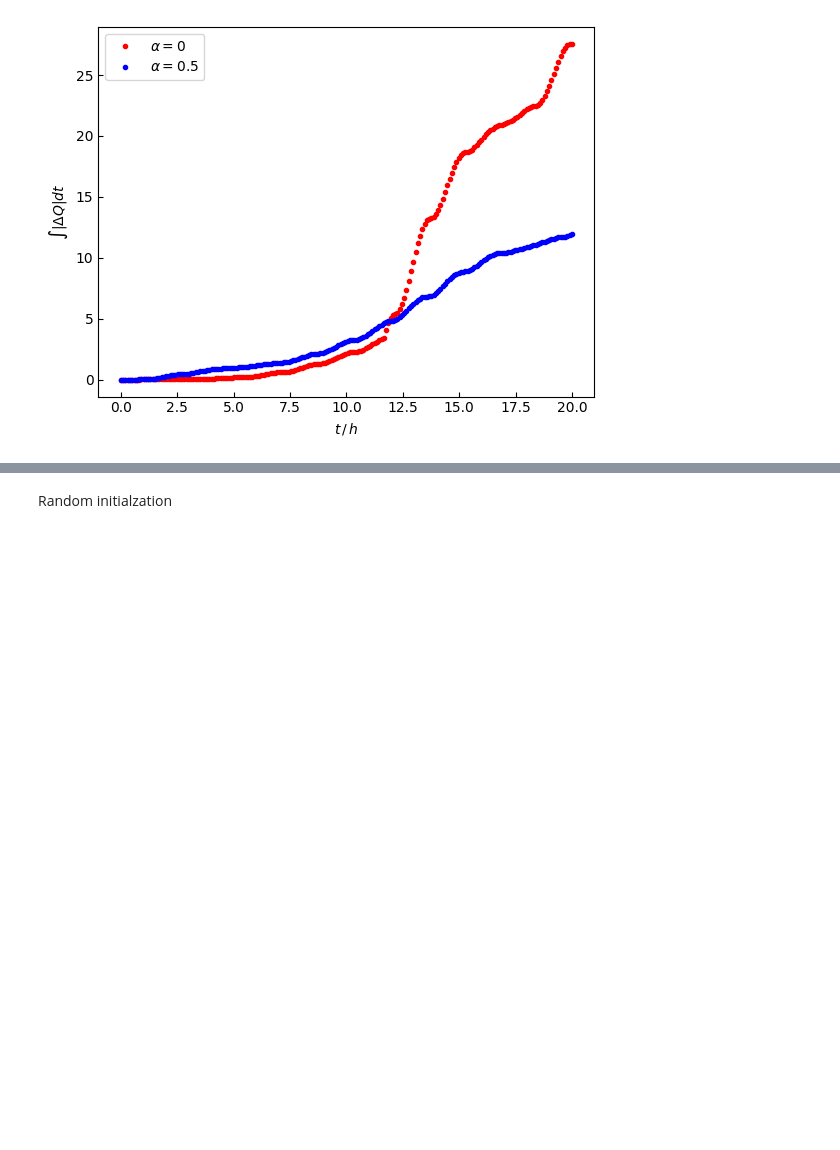
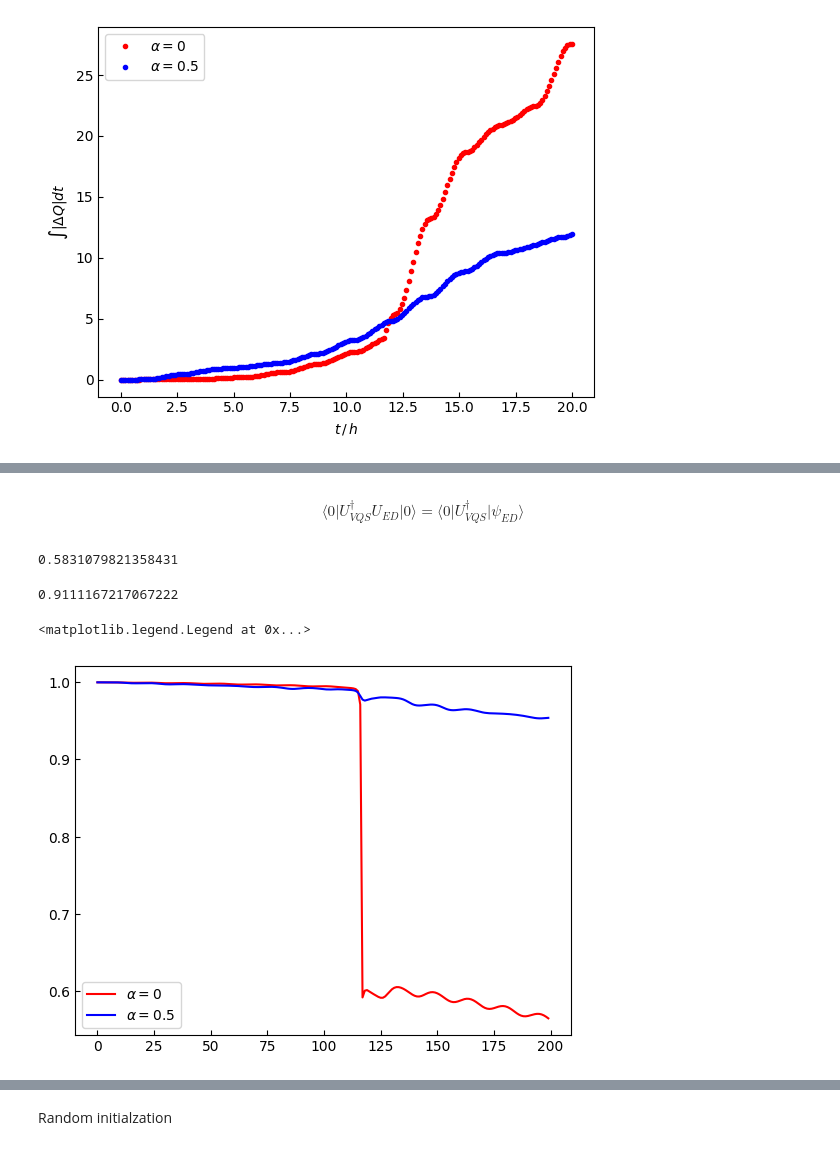
Before and after one commit to Zhelun-Li/VQS, a Jupyter notebook: energyCorrection_studies.ipynb, the cells around one changed output, grey strips where cells are left out. Drawn from its saved outputs; the diff is of its cells as text; code cells hidden in the pictures; blank space fills up the shorter version.

```diff
--- a/energyCorrection_studies.ipynb
+++ b/energyCorrection_studies.ipynb
@@ -283,2 +288,14 @@ SamplerResult(quasi_dists=[{0: 0.021612604513494, 1: 0.122600249444989, 2: 0.122
+# %% [markdown]
+$$\langle 0 \rvert U^{\dagger}_{VQS}U_{ED}\lvert 0 \rangle = \langle 0 \rvert U_{VQS}^{\dagger}\lvert \psi_{ED} \rangle $$
+# %%
+a=matrix_qc_baseline@state_ED
+abs(a[0])**2
+# %% [output]
+0.5831079821358431
+# %%
+a=matrix_qc_05@state_ED
+abs(a[0])**2
+# %% [output]
+0.9111167217067222
 # %%
 
@@ -299,4 +318,11 @@ for i in range(len(p_list_baseline)):
 
     fid=getFidelity(num_qubits,p_list_05,i,sampler = sampler)
     fid_05.append(fid)
+# %%
+plt.plot(range(len(fid_baseline)),fid_baseline,label=r'$\alpha = 0$',color='r')
+plt.plot(range(len(fid_baseline)),fid_05,label=r'$\alpha = 0.5$',color='b')
+plt.legend()
+# %% [output]
+<matplotlib.legend.Legend at 0x...>
+[figure, added]
 # %%
```
Also changed, not shown: parts of 14 cells of this notebook, 1 other file.
